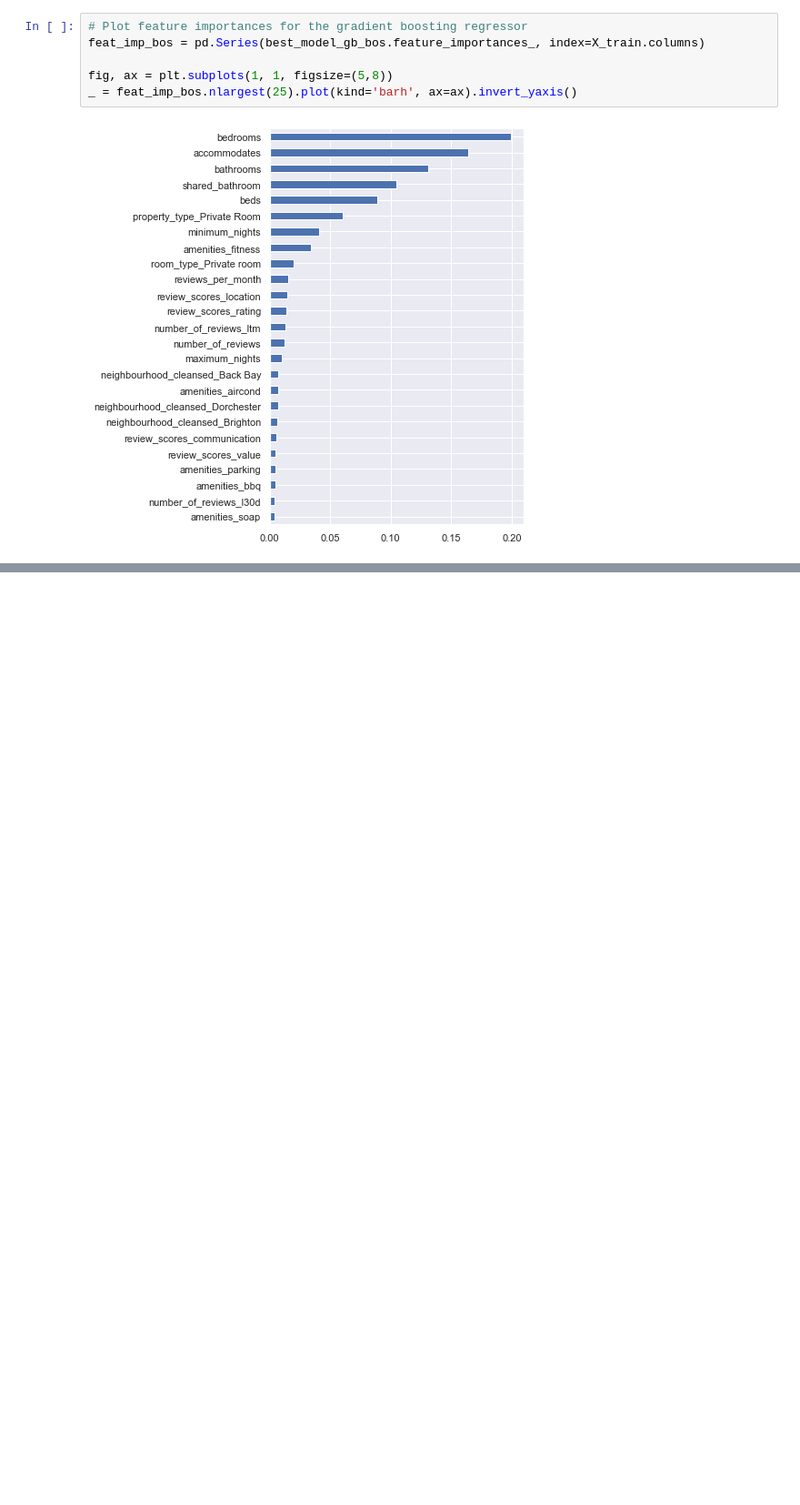
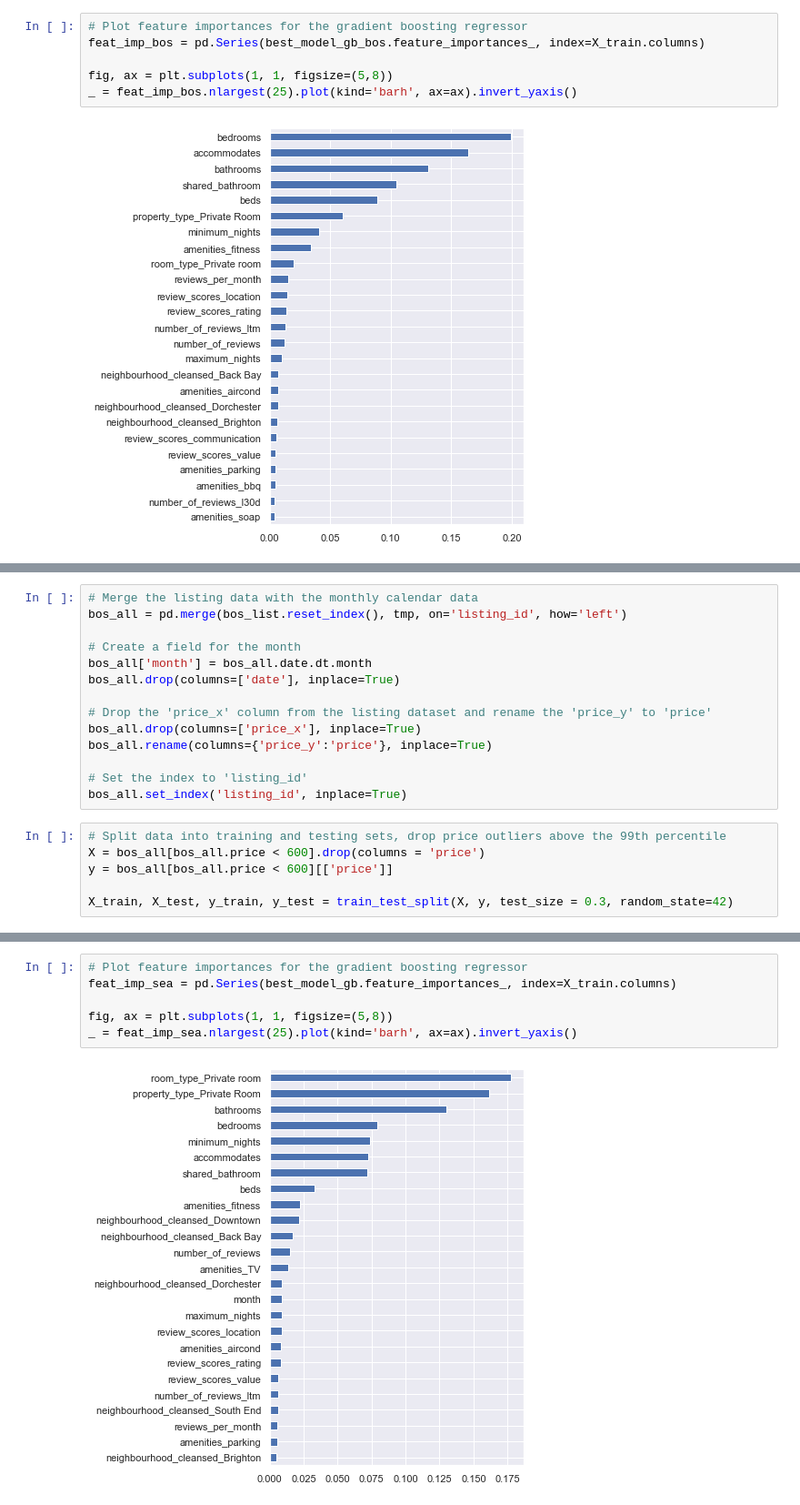
Before and after one commit to nikokydes/Udacity_DS_Proj1, a Jupyter notebook: Project1.ipynb, the cells around one changed output, grey strips where cells are left out. Shown at 91% size. Saved outputs shown, nothing was run; the diff lists cells and outputs as text; blank space fills up the shorter version.

```diff
--- a/Project1.ipynb
+++ b/Project1.ipynb
@@ -848,0 +944,20 @@ _ = ax[1].set(title='Boston')
+# %%
+# Merge the listing data with the monthly calendar data
+bos_all = pd.merge(bos_list.reset_index(), tmp, on='listing_id', how='left')
+
+# Create a field for the month
+bos_all['month'] = bos_all.date.dt.month
+bos_all.drop(columns=['date'], inplace=True)
+
+# Drop the 'price_x' column from the listing dataset and rename the 'price_y' to 'price'
+bos_all.drop(columns=['price_x'], inplace=True)
+bos_all.rename(columns={'price_y':'price'}, inplace=True)
+
+# Set the index to 'listing_id'
+bos_all.set_index('listing_id', inplace=True)
+# %%
+# Split data into training and testing sets, drop price outliers above the 99th percentile
+X = bos_all[bos_all.price < 600].drop(columns = 'price')
+y = bos_all[bos_all.price < 600][['price']]
+
+X_train, X_test, y_train, y_test = train_test_split(X, y, test_size = 0.3, random_state=42)
@@ -848,0 +1010,8 @@ _ = ax[1].set(title='Boston')
+# %%
+# Plot feature importances for the gradient boosting regressor
+feat_imp_sea = pd.Series(best_model_gb.feature_importances_, index=X_train.columns)
+
+fig, ax = plt.subplots(1, 1, figsize=(5,8))
+_ = feat_imp_sea.nlargest(25).plot(kind='barh', ax=ax).invert_yaxis()
+# %% [output]
+[figure, added]
```
Also changed, not shown: parts of 18 cells of this notebook.
